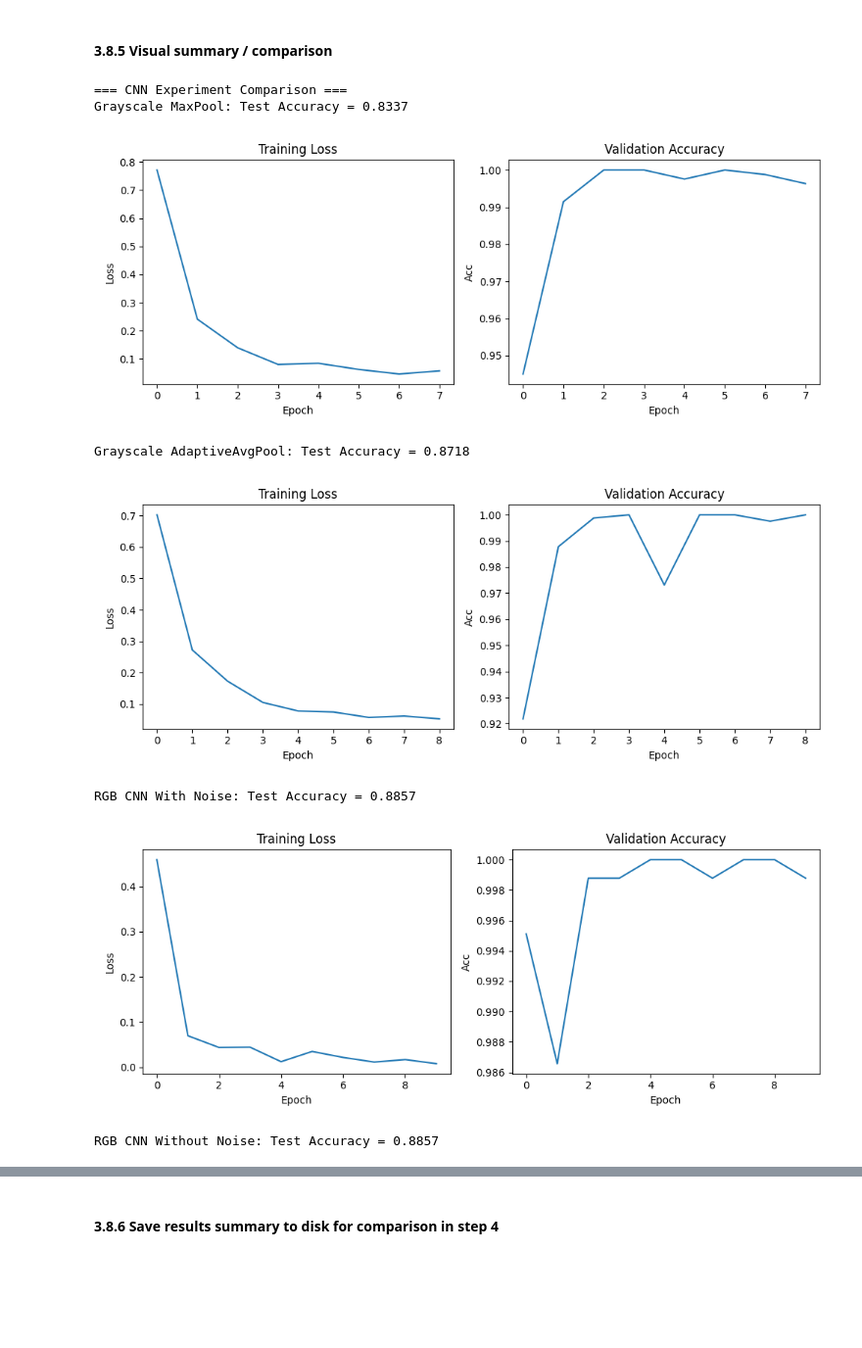
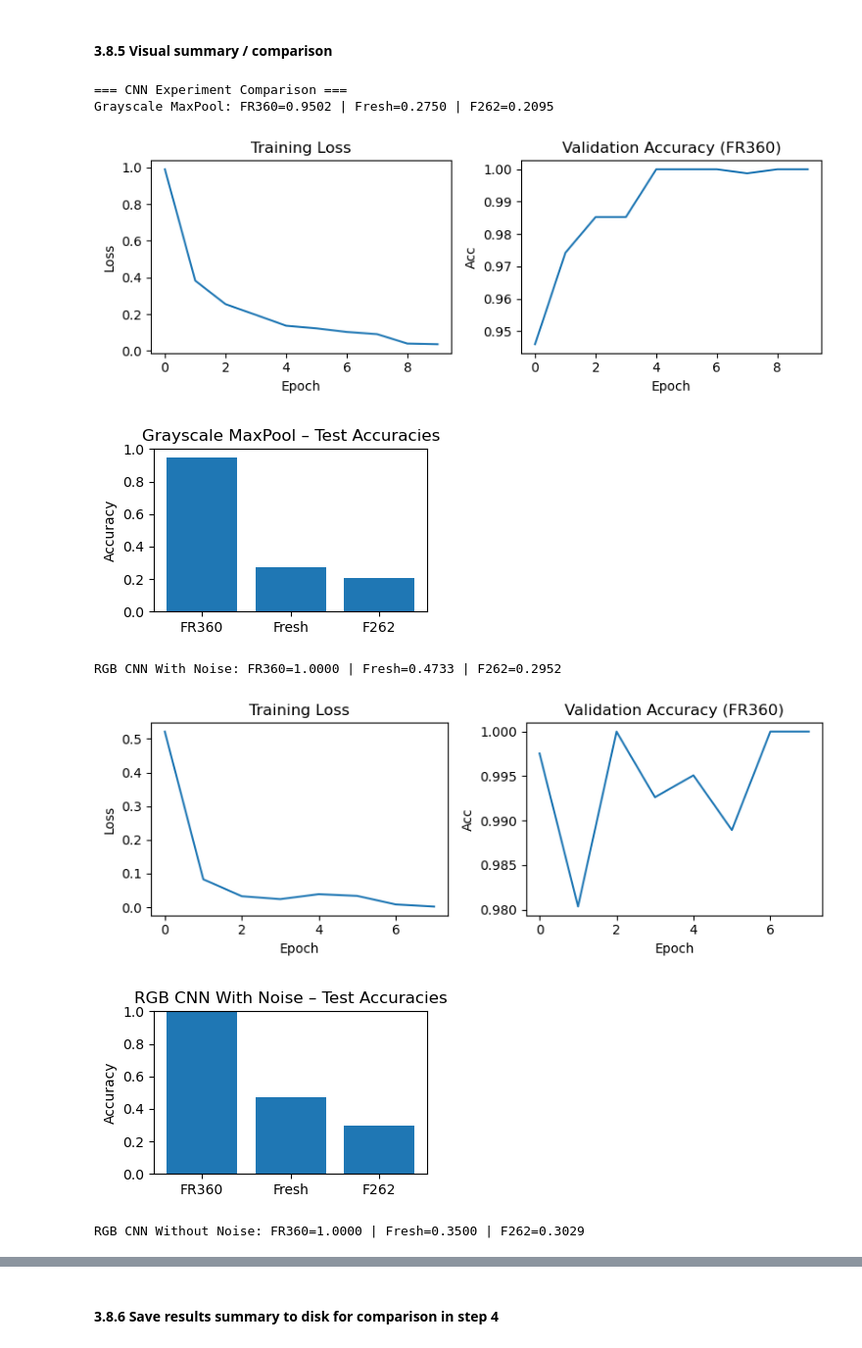
Before and after one commit to diotsonev91/data-science-course, a Jupyter notebook: notebooks/03_model_building.ipynb, the cells around one changed output, grey strips where cells are left out. Shown at 98% size. Drawn from its saved outputs; the diff is of its cells as text; code cells hidden in the pictures; blank space fills up the shorter version.

Commit message:
step3 notebook refactored for new datasets done

```diff
--- a/notebooks/03_model_building.ipynb
+++ b/notebooks/03_model_building.ipynb
@@ -301,3 +315,19 @@ Epoch 10/10 | loss 0.0573 | val_acc 1.000 | val_macroF1 1.000
+# %%
+from collections import defaultdict
+
+# build 'few' once from your existing domain datasets
+fresh_ds = loaders["_fresh_ds"]
+f262_tr  = loaders["_f262_train_ds"]
+
+def take_k_per_class(ds, k):
+    seen = defaultdict(int); out = []
+    for p, y in ds.samples:
+        if seen[y] < k:
+            out.append((p, y)); seen[y] += 1
+    return out
+
+k = 20  # shots per class from each source
+few = take_k_per_class(fresh_ds, k) + take_k_per_class(f262_tr, k)
 # %%
 # 1) check class ids present in your few-shot set
 ys = sorted({y for _,y in few})
@@ -774,15 +953,50 @@ Early stopping.
 # %%
+# === 3.8.5 Visual summary / comparison (FR360 + Fresh + F262) ===
+import os
+from PIL import Image
+import matplotlib.pyplot as plt
+
+def _fmt(x):
+    return "—" if x is None else f"{x:.4f}"
+
 print("=== CNN Experiment Comparison ===")
-for name, result in results_summary.items():
-    print(f"{name}: Test Accuracy = {result['test_accuracy']:.4f}")
-    img = Image.open(result["plot"])
-    display(img)
+for name, res in results_summary.items():
+    fr360 = res.get("fr360_test_acc", res.get("test_accuracy"))
+    fresh = res.get("fresh_acc")
+    f262  = res.get("f262_acc")
+
+    print(f"{name}: FR360={_fmt(fr360)} | Fresh={_fmt(fresh)} | F262={_fmt(f262)}")
+
+    # show training curves (path or synthesize from history)
+    plot_obj = res.get("plot")
+    if isinstance(plot_obj, str) and os.path.exists(plot_obj):
+        display(Image.open(plot_obj))
+    else:
+        tl = res.get("train_losses") or []
+        va = res.get("val_accuracies") or []
+        if tl or va:
+            fig, axes = plt.subplots(1, 2, figsize=(8, 3))
+            if tl: axes[0].plot(tl)
+            axes[0].set_title("Training Loss"); axes[0].set_xlabel("Epoch"); axes[0].set_ylabel("Loss")
+            if va: axes[1].plot(va)
+            axes[1].set_title("Validation Accuracy (FR360)"); axes[1].set_xlabel("Epoch"); axes[1].set_ylabel("Acc")
+            fig.tight_layout(); plt.show()
+
+    # add a tiny bar chart for cross-dataset test accuracies
+    xs = ["FR360","Fresh","F262"]; ys = [fr360, fresh, f262]
+    xs = [x for x,y in zip(xs,ys) if y is not None]
+    ys = [y for y in ys if y is not None]
+    if ys:
+        plt.figure(figsize=(3.6, 2.4))
+        plt.bar(xs, ys)
+        plt.ylim(0, 1); plt.ylabel("Accuracy"); plt.title(f"{name} – Test Accuracies")
+        plt.tight_layout(); plt.show()
 # %% [output]
 === CNN Experiment Comparison ===
-Grayscale MaxPool: Test Accuracy = 0.8337
+Grayscale MaxPool: FR360=0.9502 | Fresh=0.2750 | F262=0.2095
-[figure, old version]
+[figure, new version]
+[figure, new version]
-Grayscale AdaptiveAvgPool: Test Accuracy = 0.8718
+RGB CNN With Noise: FR360=1.0000 | Fresh=0.4733 | F262=0.2952
-[figure, old version]
+[figure, new version]
+[figure, new version]
-RGB CNN With Noise: Test Accuracy = 0.8857
+RGB CNN Without Noise: FR360=1.0000 | Fresh=0.3500 | F262=0.3029
-[figure, old version]
-RGB CNN Without Noise: Test Accuracy = 0.8857
```
Also changed, not shown: parts of 16 cells of this notebook, 14 other files.
